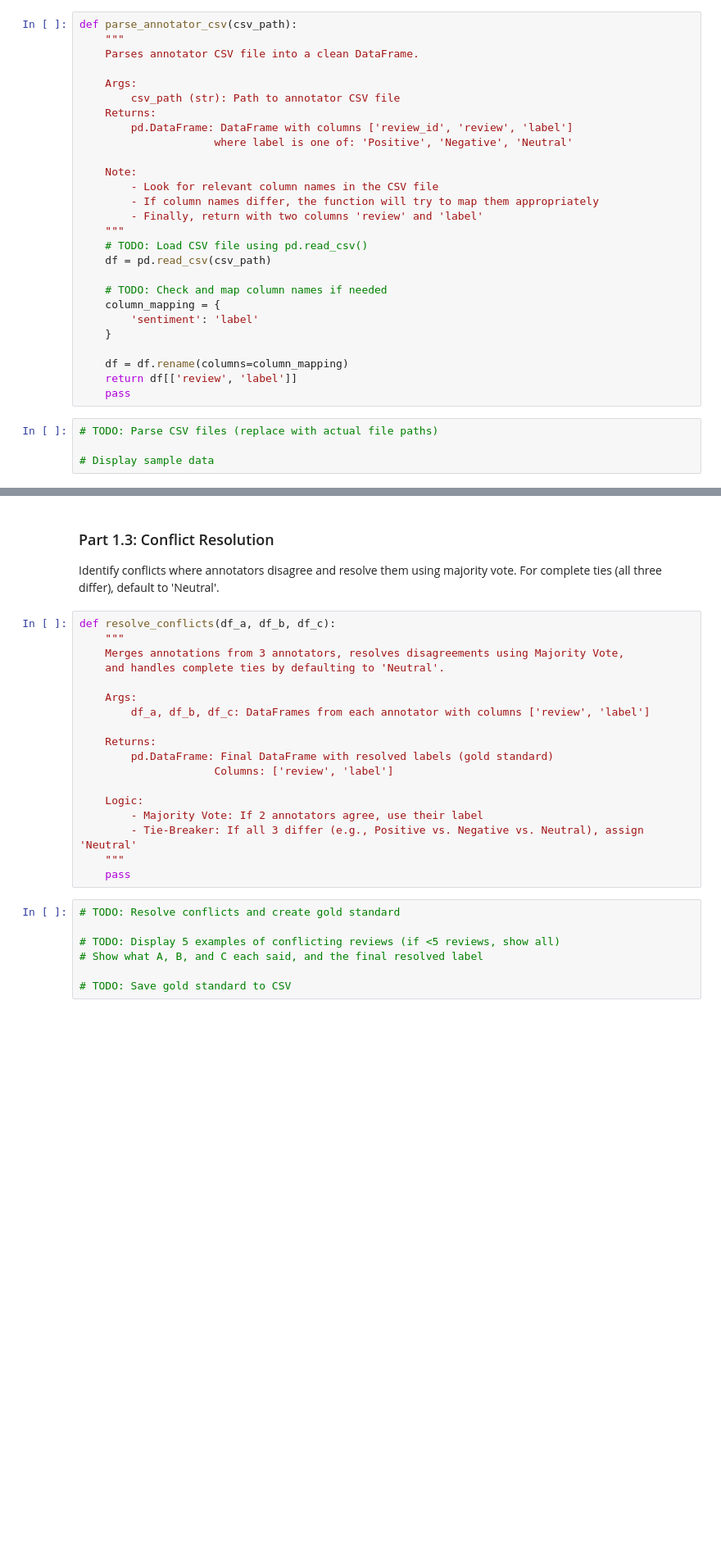
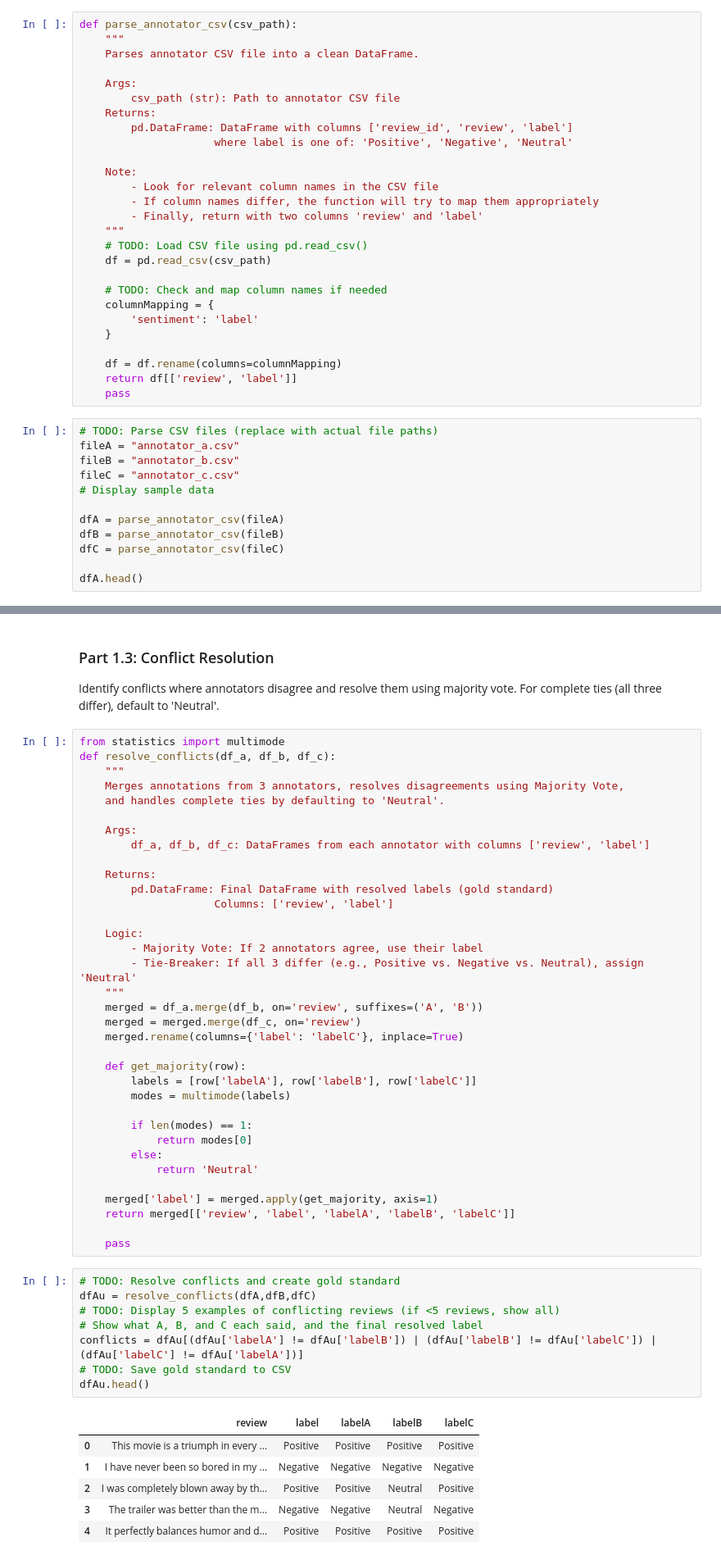
Before and after one commit to Diver202/STTAI-Assignment, a Jupyter notebook: assignment2_stt.ipynb, the cells around one changed output, grey strips where cells are left out. Shown at 82% size. Cells and saved outputs as stored; diff of their text form; blank space fills up the shorter version.

```diff
--- a/assignment2_stt.ipynb
+++ b/assignment2_stt.ipynb
@@ -66,14 +66,22 @@ def parse_annotator_csv(csv_path):
     df = pd.read_csv(csv_path)
 
     # TODO: Check and map column names if needed
-    column_mapping = {
+    columnMapping = {
         'sentiment': 'label'
     }
 
-    df = df.rename(columns=column_mapping)
+    df = df.rename(columns=columnMapping)
     return df[['review', 'label']]
     pass
 # %%
 # TODO: Parse CSV files (replace with actual file paths)
+fileA = "annotator_a.csv"
+fileB = "annotator_b.csv"
+fileC = "annotator_c.csv"
+# Display sample data
 
-# Display sample data
+dfA = parse_annotator_csv(fileA)
+dfB = parse_annotator_csv(fileB)
+dfC = parse_annotator_csv(fileC)
+
+dfA.head()
@@ -148,6 +232,7 @@ def prepare_rating_matrix(df_a, df_b, df_c):
 Identify conflicts where annotators disagree and resolve them using majority vote.
 For complete ties (all three differ), default to 'Neutral'.
 # %%
+from statistics import multimode
 def resolve_conflicts(df_a, df_b, df_c):
     """
     Merges annotations from 3 annotators, resolves disagreements using Majority Vote,
@@ -164,11 +249,35 @@ def resolve_conflicts(df_a, df_b, df_c):
         - Majority Vote: If 2 annotators agree, use their label
         - Tie-Breaker: If all 3 differ (e.g., Positive vs. Negative vs. Neutral), assign 'Neutral'
     """
+    merged = df_a.merge(df_b, on='review', suffixes=('A', 'B'))
+    merged = merged.merge(df_c, on='review')
+    merged.rename(columns={'label': 'labelC'}, inplace=True)
+
+    def get_majority(row):
+        labels = [row['labelA'], row['labelB'], row['labelC']]
+        modes = multimode(labels)
+
+        if len(modes) == 1:
+            return modes[0]
+        else:
+            return 'Neutral'
+
+    merged['label'] = merged.apply(get_majority, axis=1)
+    return merged[['review', 'label', 'labelA', 'labelB', 'labelC']]
+
     pass
 # %%
 # TODO: Resolve conflicts and create gold standard
-
+dfAu = resolve_conflicts(dfA,dfB,dfC)
 # TODO: Display 5 examples of conflicting reviews (if <5 reviews, show all)
 # Show what A, B, and C each said, and the final resolved label
-
+conflicts = dfAu[(dfAu['labelA'] != dfAu['labelB']) | (dfAu['labelB'] != dfAu['labelC']) | (dfAu['labelC'] != dfAu['labelA'])]
 # TODO: Save gold standard to CSV
+dfAu.head()
+# %% [output]
+|  | review | label | labelA | labelB | labelC |
+| 0 | This movie is a triumph in every ... | Positive | Positive | Positive | Positive |
+| 1 | I have never been so bored in my ... | Negative | Negative | Negative | Negative |
+| 2 | I was completely blown away by th... | Positive | Positive | Neutral | Positive |
+| 3 | The trailer was better than the m... | Negative | Negative | Neutral | Negative |
+| 4 | It perfectly balances humor and d... | Positive | Positive | Positive | Positive |
```
Also changed, not shown: parts of 9 cells of this notebook, 1 other file.
